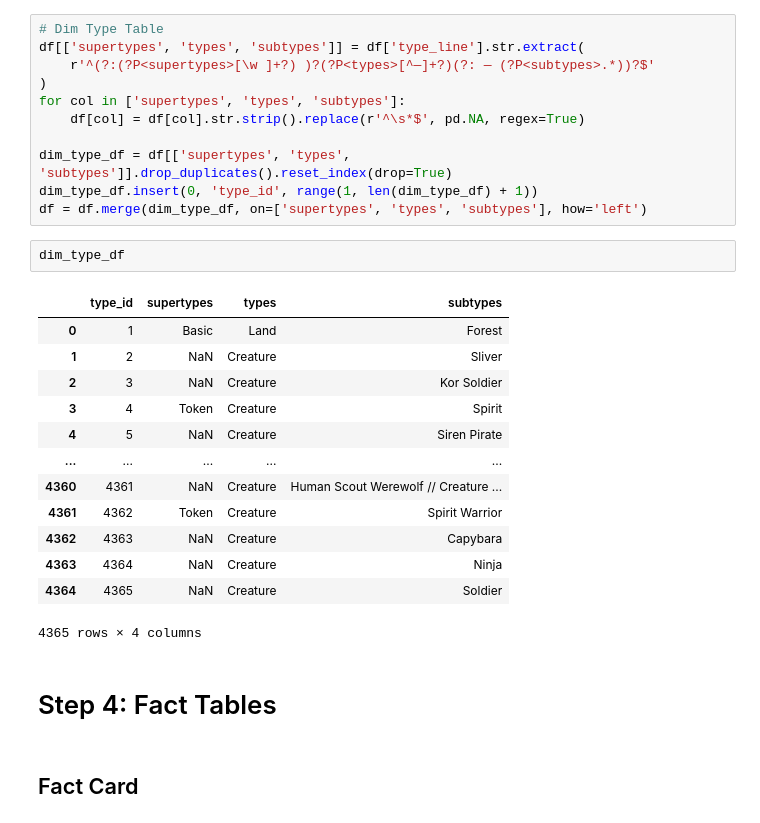
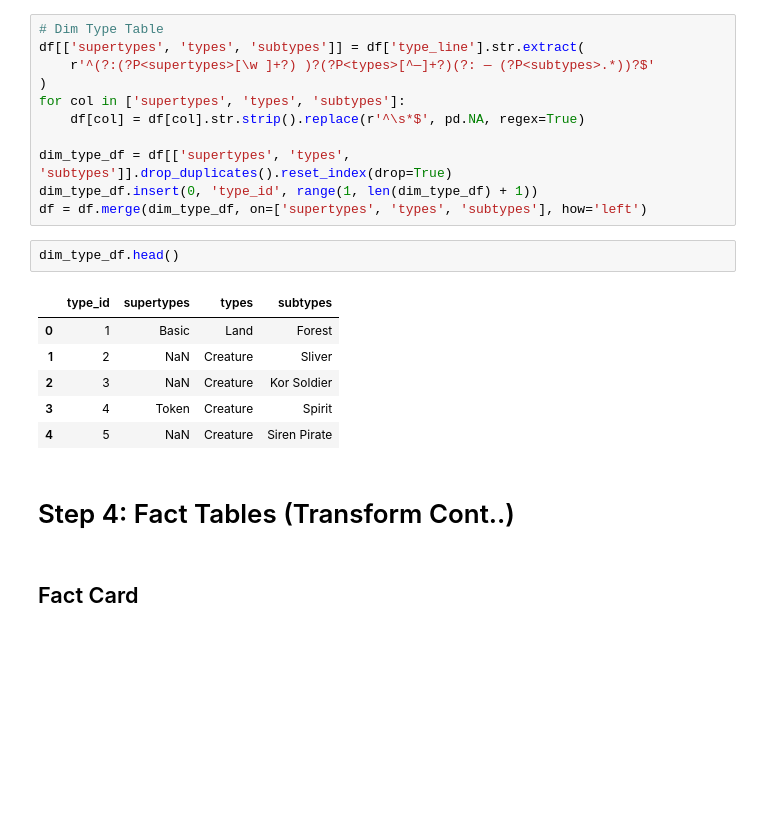
Before and after one commit to cuevas485/mtg-api-etl-datawarehouse, a Jupyter notebook: scryfall_etl_star_schema.ipynb, the cells around one changed output. Drawn from its saved outputs; the diff is of its cells as text; blank space fills up the shorter version.

```diff
--- a/scryfall_etl_star_schema.ipynb
+++ b/scryfall_etl_star_schema.ipynb
@@ -151,23 +157,16 @@ dim_type_df = df[['supertypes', 'types', 'subtypes']].drop_duplicates().reset_in
 dim_type_df.insert(0, 'type_id', range(1, len(dim_type_df) + 1))
 df = df.merge(dim_type_df, on=['supertypes', 'types', 'subtypes'], how='left')
 # %%
-dim_type_df
+dim_type_df.head()
 # %% [output]
 |  | type_id | supertypes | types | subtypes |
 | 0 | 1 | Basic | Land | Forest |
 | 1 | 2 | NaN | Creature | Sliver |
 | 2 | 3 | NaN | Creature | Kor Soldier |
 | 3 | 4 | Token | Creature | Spirit |
 | 4 | 5 | NaN | Creature | Siren Pirate |
-| ... | ... | ... | ... | ... |
-| 4360 | 4361 | NaN | Creature | Human Scout Werewolf // Creature ... |
-| 4361 | 4362 | Token | Creature | Spirit Warrior |
-| 4362 | 4363 | NaN | Creature | Capybara |
-| 4363 | 4364 | NaN | Creature | Ninja |
-| 4364 | 4365 | NaN | Creature | Soldier |
-4365 rows × 4 columns
 # %% [markdown]
-# Step 4: Fact Tables
+# Step 4: Fact Tables (Transform Cont..)
 # %% [markdown]
 ## Fact Card
 # %%
```
Also changed, not shown: parts of 46 cells of this notebook.
